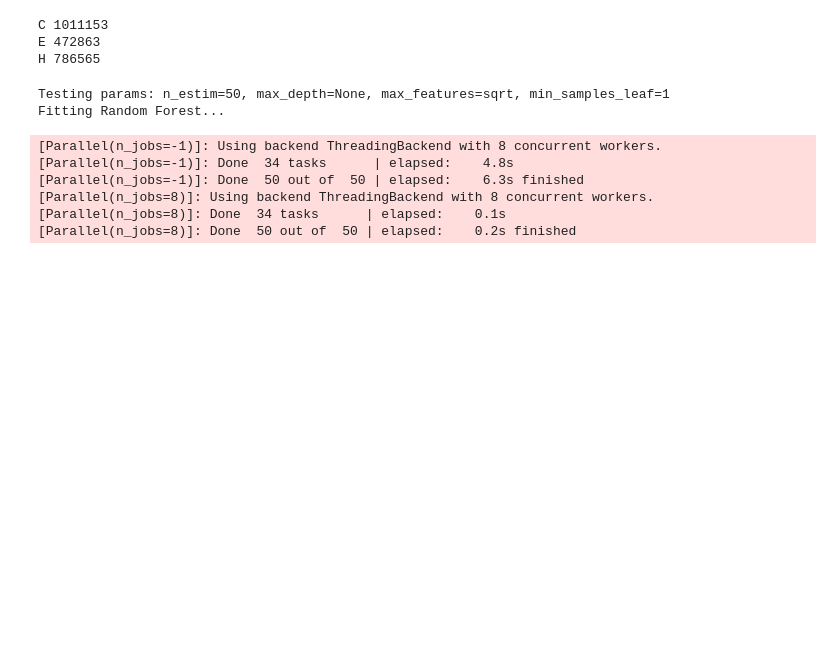
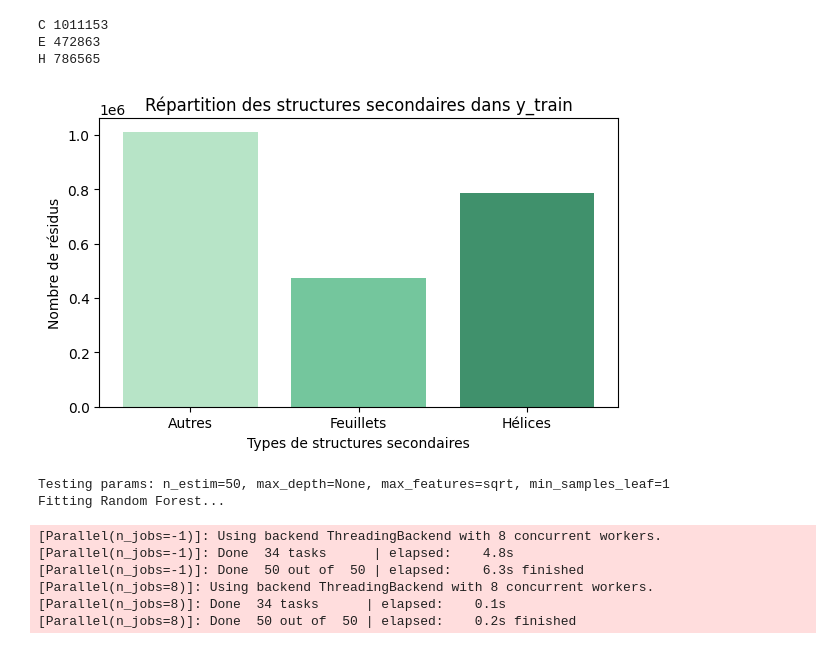
Before and after one commit to MoisePlacier/ProtSecPred---Deep-Learning-Pipeline-for-Protein-Secondary-Structure-Classification, a Jupyter notebook: Models/Random_Forest/Random_Forest.ipynb, the cells around one changed output. Cells and saved outputs as stored; diff of their text form; code cells hidden in the pictures; blank space fills up the shorter version.

```diff
--- a/Models/Random_Forest/Random_Forest.ipynb
+++ b/Models/Random_Forest/Random_Forest.ipynb
@@ -69,6 +101,21 @@ for valeur, count in zip(valeurs_uniques, counts):
 C 1011153
 E 472863
 H 786565
+# %%
+import matplotlib.pyplot as plt
+
+labels = ["Autres", "Feuillets", "Hélices"]
+counts = [1011153, 472863, 786565]
+
+plt.figure(figsize=(6,4))
+plt.bar(labels, counts, color=["#b7e4c7", "#74c69d", "#40916c"])
+plt.xlabel("Types de structures secondaires")
+plt.ylabel("Nombre de résidus")
+plt.title("Répartition des structures secondaires dans y_train")
+plt.tight_layout()
+plt.show()
+# %% [output]
+[figure, added]
 # %%
 
 def train_rf_simple(X_train, y_train,
```
Also changed, not shown: parts of 4 cells of this notebook, 13 other files.
